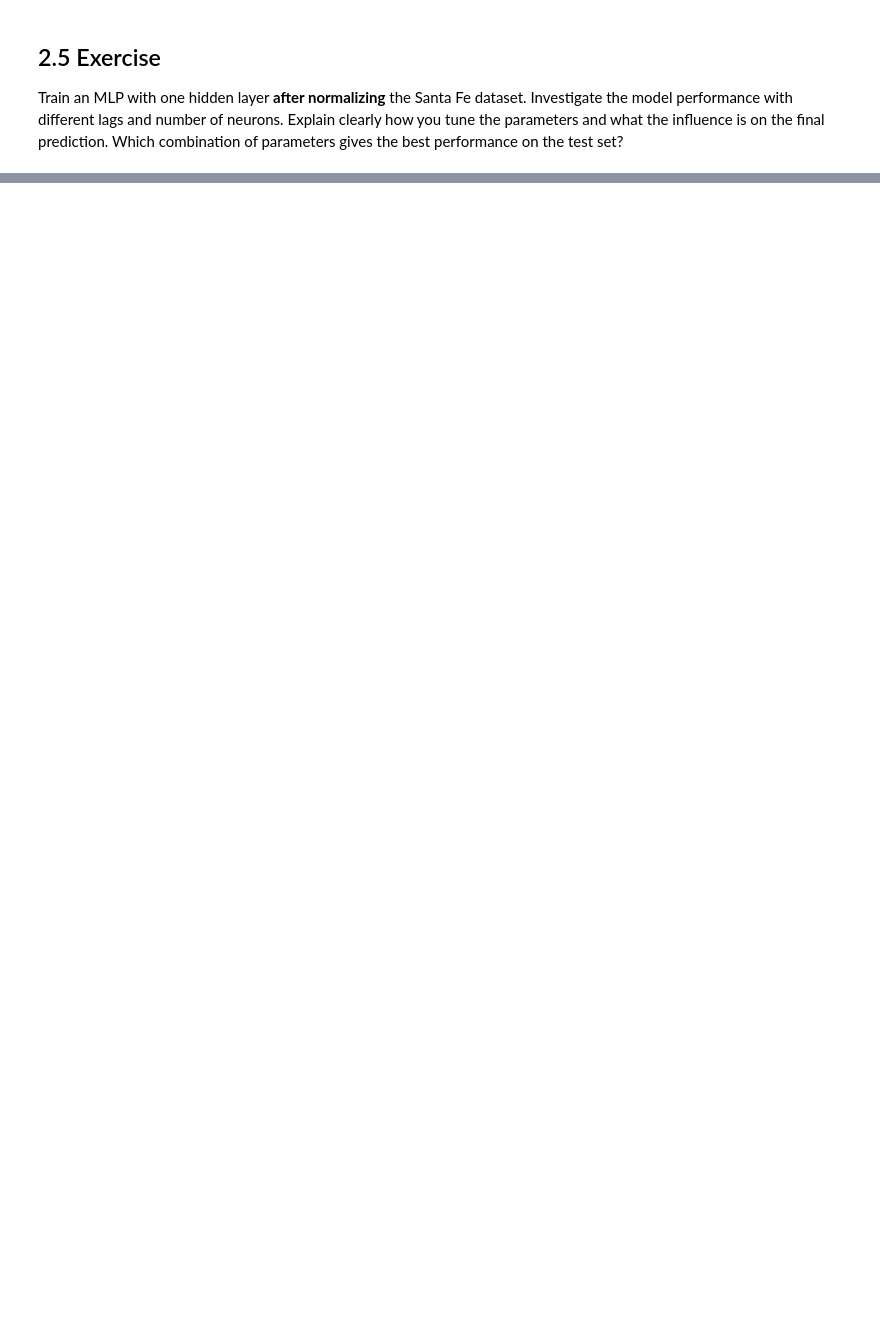
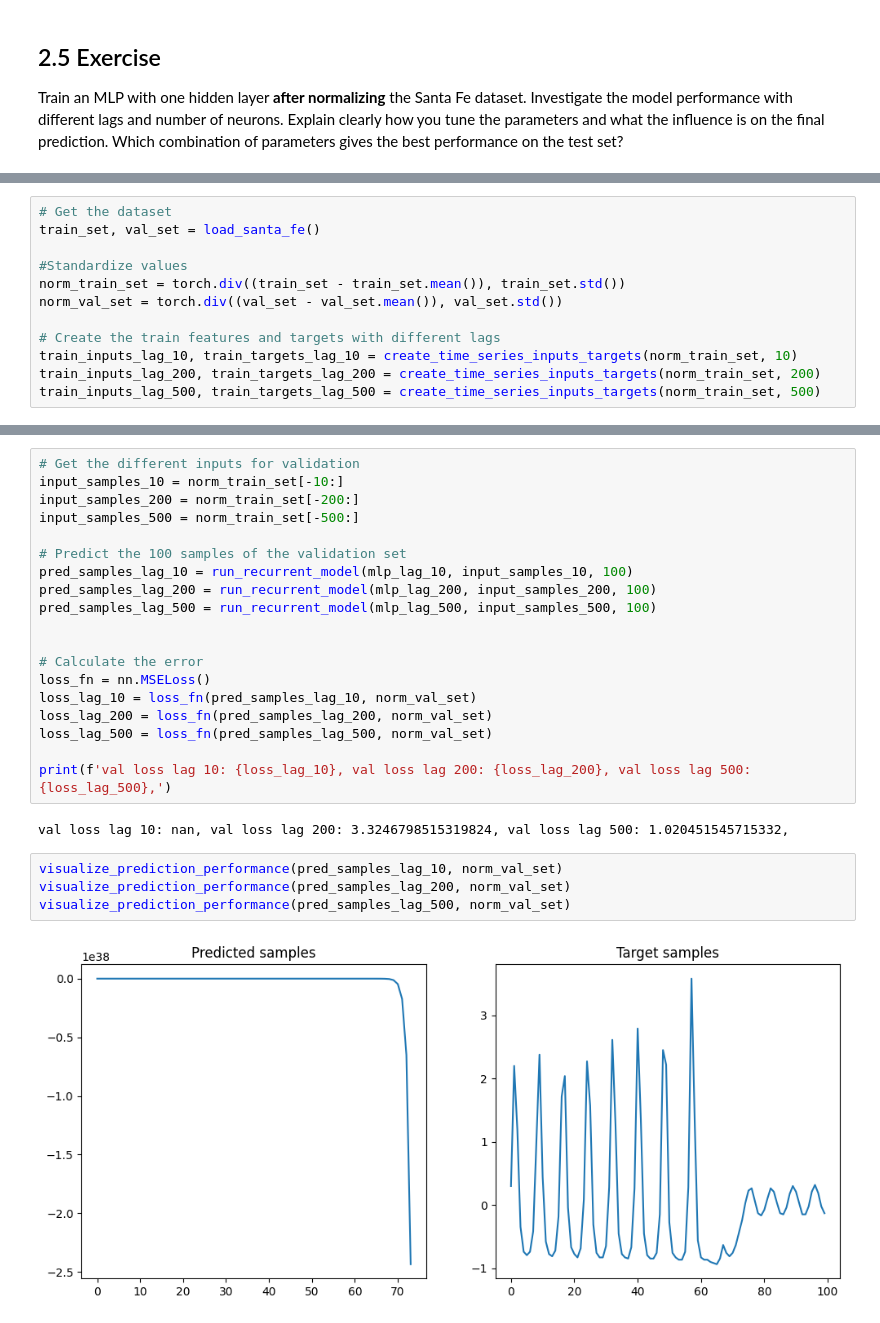
Before and after one commit to RobbeRDG/ann_and_dl_ex_sessions, a Jupyter notebook: es2/2_nn_time_series.ipynb, the cells around one changed output, grey strips where cells are left out. Drawn from its saved outputs; the diff is of its cells as text; blank space fills up the shorter version.

```diff
--- a/es2/2_nn_time_series.ipynb
+++ b/es2/2_nn_time_series.ipynb
@@ -164,0 +265,12 @@ Train an MLP with one hidden layer **after normalizing** the Santa Fe dataset. I
+# %%
+# Get the dataset
+train_set, val_set = load_santa_fe()
+
+#Standardize values
+norm_train_set = torch.div((train_set - train_set.mean()), train_set.std())
+norm_val_set = torch.div((val_set - val_set.mean()), val_set.std())
+
+# Create the train features and targets with different lags
+train_inputs_lag_10, train_targets_lag_10 = create_time_series_inputs_targets(norm_train_set, 10)
+train_inputs_lag_200, train_targets_lag_200 = create_time_series_inputs_targets(norm_train_set, 200)
+train_inputs_lag_500, train_targets_lag_500 = create_time_series_inputs_targets(norm_train_set, 500)
@@ -164,0 +342,27 @@ Train an MLP with one hidden layer **after normalizing** the Santa Fe dataset. I
+# %%
+# Get the different inputs for validation
+input_samples_10 = norm_train_set[-10:]
+input_samples_200 = norm_train_set[-200:]
+input_samples_500 = norm_train_set[-500:]
+
+# Predict the 100 samples of the validation set
+pred_samples_lag_10 = run_recurrent_model(mlp_lag_10, input_samples_10, 100)
+pred_samples_lag_200 = run_recurrent_model(mlp_lag_200, input_samples_200, 100)
+pred_samples_lag_500 = run_recurrent_model(mlp_lag_500, input_samples_500, 100)
+
+
+# Calculate the error
+loss_fn = nn.MSELoss()
+loss_lag_10 = loss_fn(pred_samples_lag_10, norm_val_set)
+loss_lag_200 = loss_fn(pred_samples_lag_200, norm_val_set)
+loss_lag_500 = loss_fn(pred_samples_lag_500, norm_val_set)
+
+print(f'val loss lag 10: {loss_lag_10}, val loss lag 200: {loss_lag_200}, val loss lag 500: {loss_lag_500},')
+# %% [output]
+val loss lag 10: nan, val loss lag 200: 3.3246798515319824, val loss lag 500: 1.020451545715332,
+# %%
+visualize_prediction_performance(pred_samples_lag_10, norm_val_set)
+visualize_prediction_performance(pred_samples_lag_200, norm_val_set)
+visualize_prediction_performance(pred_samples_lag_500, norm_val_set)
+# %% [output]
+[figure, added]
```
Also changed, not shown: parts of 24 cells of this notebook, 3 other files.
